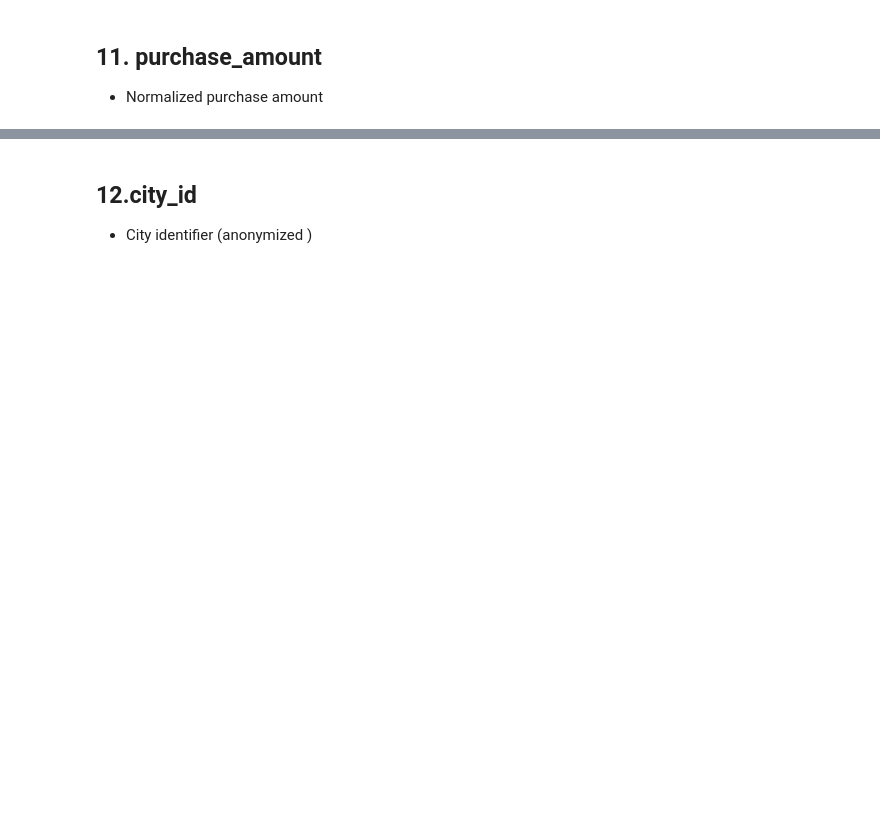
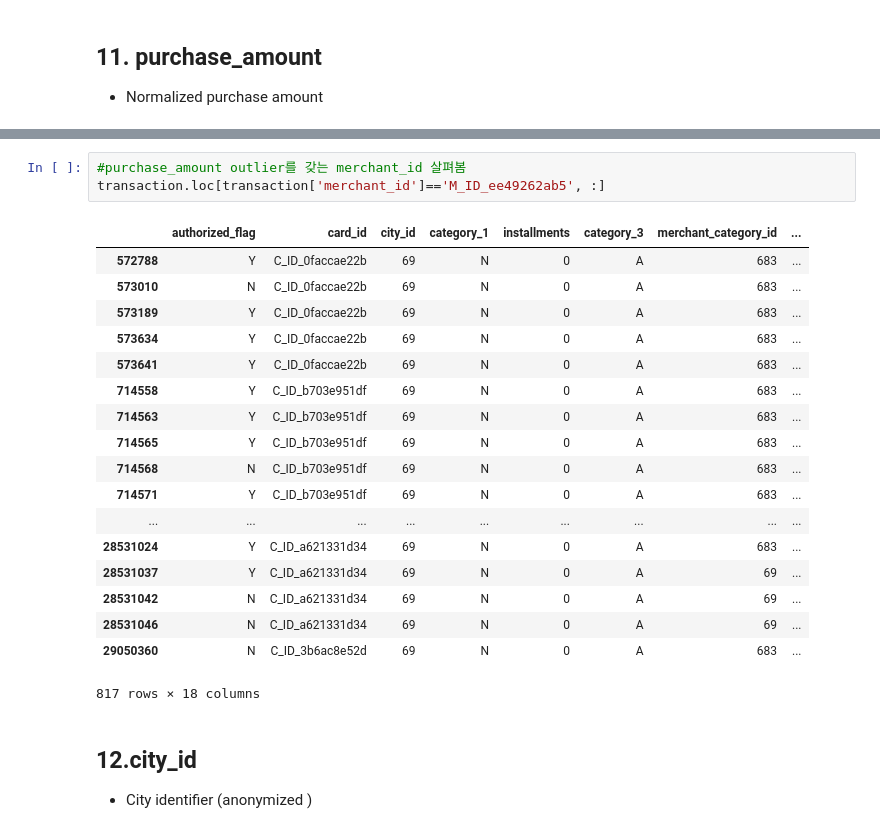
Before and after one commit to miniii222/kaggle, a Jupyter notebook: Elo_Merchant_Category_Recommendation/eda/1-2.EDA_historical_transaciton.ipynb, the cells around one changed output, grey strips where cells are left out. Saved outputs shown, nothing was run; the diff lists cells and outputs as text; blank space fills up the shorter version.

```diff
--- a/Elo_Merchant_Category_Recommendation/eda/1-2.EDA_historical_transaciton.ipynb
+++ b/Elo_Merchant_Category_Recommendation/eda/1-2.EDA_historical_transaciton.ipynb
@@ -445,3 +520,25 @@ subsector_id unique 개수 :  41
+# %%
+#purchase_amount outlier를 갖는 merchant_id 살펴봄
+transaction.loc[transaction['merchant_id']=='M_ID_ee49262ab5', :]
+# %% [output]
+|  | authorized_flag | card_id | city_id | category_1 | installments | category_3 | merchant_category_id | ... |
+| 572788 | Y | C_ID_0faccae22b | 69 | N | 0 | A | 683 | ... |
+| 573010 | N | C_ID_0faccae22b | 69 | N | 0 | A | 683 | ... |
+| 573189 | Y | C_ID_0faccae22b | 69 | N | 0 | A | 683 | ... |
+| 573634 | Y | C_ID_0faccae22b | 69 | N | 0 | A | 683 | ... |
+| 573641 | Y | C_ID_0faccae22b | 69 | N | 0 | A | 683 | ... |
+| 714558 | Y | C_ID_b703e951df | 69 | N | 0 | A | 683 | ... |
+| 714563 | Y | C_ID_b703e951df | 69 | N | 0 | A | 683 | ... |
+| 714565 | Y | C_ID_b703e951df | 69 | N | 0 | A | 683 | ... |
+| 714568 | N | C_ID_b703e951df | 69 | N | 0 | A | 683 | ... |
+| 714571 | Y | C_ID_b703e951df | 69 | N | 0 | A | 683 | ... |
+| ... | ... | ... | ... | ... | ... | ... | ... | ... |
+| 28531024 | Y | C_ID_a621331d34 | 69 | N | 0 | A | 683 | ... |
+| 28531037 | Y | C_ID_a621331d34 | 69 | N | 0 | A | 69 | ... |
+| 28531042 | N | C_ID_a621331d34 | 69 | N | 0 | A | 69 | ... |
+| 28531046 | N | C_ID_a621331d34 | 69 | N | 0 | A | 69 | ... |
+| 29050360 | N | C_ID_3b6ac8e52d | 69 | N | 0 | A | 683 | ... |
+817 rows × 18 columns
 # %% [markdown]
 ## 12.city_id
 - City identifier (anonymized )
```
Also changed, not shown: parts of 16 cells of this notebook, 1 other file.
